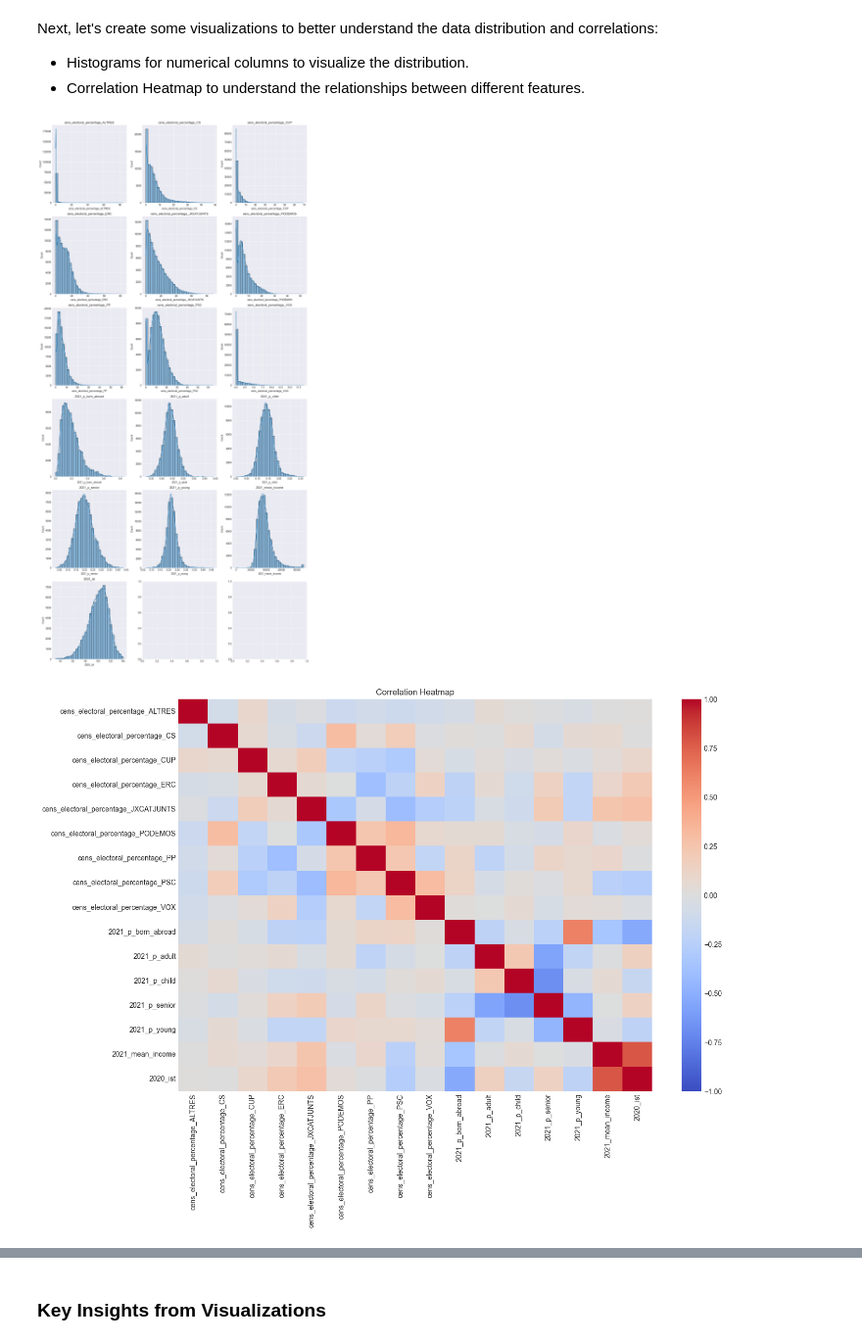
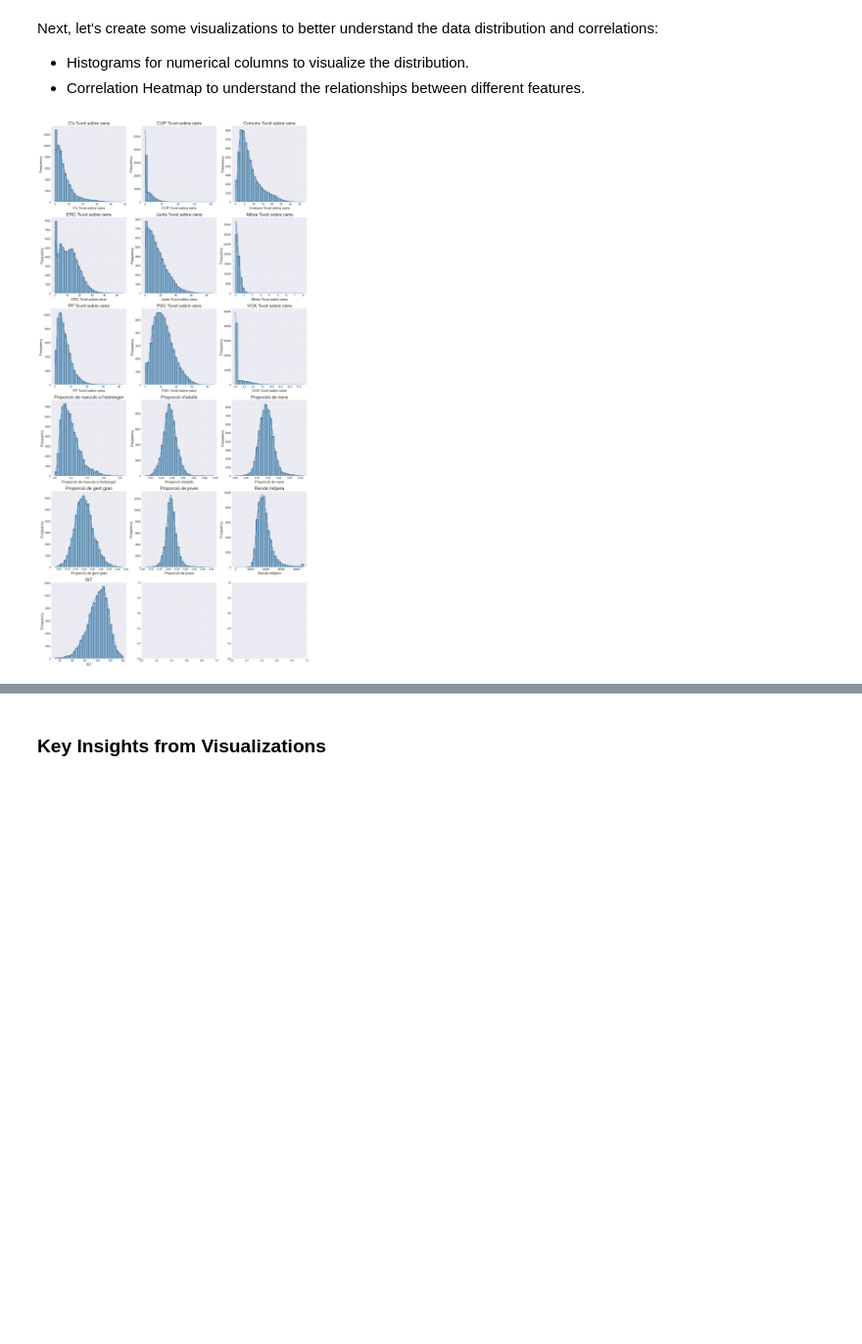
Before and after one commit to guillempla/catalan-elections-forecasting, a Jupyter notebook: src/study_data/study_output_data.ipynb, the cells around one changed output, grey strips where cells are left out. Shown at 98% size. Cells and saved outputs as stored; diff of their text form; code cells hidden in the pictures; blank space fills up the shorter version.

Commit message:
Use new data, check if all parties have data

```diff
--- a/src/study_data/study_output_data.ipynb
+++ b/src/study_data/study_output_data.ipynb
@@ -20,7 +20,7 @@ logging.basicConfig(
 # %% [markdown]
 ## Load data
 # %%
-df = pd.read_pickle("../../data/output/timeseries_2010_2024_6_1_True_True_True_True.pkl")
+df = pd.read_pickle("../../data/output/timeseries_2010_2024_1_complete.pkl")
 df = df.astype({"election_type": "category"})
 # %% [markdown]
 ## Basic Information and Summary Statistics
@@ -64,0 +81,3 @@ summary_stats
+# %%
+df["electionid"] = df.index.str.split("_").str[0]
+df["mundissec"] = df.index.str.split("_").str[1]
@@ -101,32 +177,50 @@ Next, let's create some visualizations to better understand the data distributio
 
 - Histograms for numerical columns to visualize the distribution.
 - Correlation Heatmap to understand the relationships between different features.
+# %%
+# Map for renaming the variables
+variables_map = {
+    "cens_electoral_percentage_Junts": "Junts % vot sobre el cens",
+    "cens_electoral_percentage_C's": "C's % vot sobre el cens",
+    "cens_electoral_percentage_CUP": "CUP % vot sobre el cens",
+    "cens_electoral_percentage_Comuns": "Comuns % vot sobre el cens",
+    "cens_electoral_percentage_ERC": "ERC % vot sobre el cens",
+    "cens_electoral_percentage_Altres": "Altres % vot sobre el cens",
+    "cens_electoral_percentage_PP": "PP % vot sobre el cens",
+    "cens_electoral_percentage_PSC": "PSC % vot sobre el cens",
+    "cens_electoral_percentage_VOX": "VOX % vot sobre el cens",
+    "2021_born_abroad": "Proporció de nascuts a l'estranger",
+    "2021_adult": "Proporció d'adults",
+    "2021_child": "Proporció de nens",
+    "2021_senior": "Proporció de gent gran",
+    "2021_young": "Proporció de joves",
+    "2021_mean_income": "Renda mitjana",
+    "2020_ist": "IST",
+    "election_type": "Tipus d'elecció",
+}
+
+# Rename the columns using the variables_map
+df.rename(columns=variables_map, inplace=True)
 # %%
 # Set up the plotting configuration
 plt.style.use("seaborn-darkgrid")
 
 # Plot histograms for selected numerical columns
 numerical_columns = df.select_dtypes(include=["float64", "int64"]).columns
 numerical_columns_df = df[numerical_columns]
 
 # Create histograms
 num_cols = len(numerical_columns)
 num_rows = (num_cols + 2) // 3  # Adjust the number of rows
 
 fig, axes = plt.subplots(nrows=num_rows, ncols=3, figsize=(15, 5*num_rows))  # Adjust the figsize
 for i, col in enumerate(numerical_columns):
     sns.histplot(df[col], bins=30, kde=True, ax=axes[i // 3, i % 3])
-    axes[i // 3, i % 3].set_title(col)
+    axes[i // 3, i % 3].set_title(col, fontsize=18)  # Increase title font size
+    axes[i // 3, i % 3].set_xlabel(col, fontsize=14)  # Increase x-axis label font size
+    axes[i // 3, i % 3].set_ylabel('Frequency', fontsize=14)  # Increase y-axis label font size
 
 plt.tight_layout()
 plt.show()
-
-# Correlation heatmap
-correlation_matrix = numerical_columns_df.corr()
-plt.figure(figsize=(15, 10))
-sns.heatmap(correlation_matrix, annot=False, cmap="coolwarm", vmin=-1, vmax=1)
-plt.title("Correlation Heatmap")
-plt.show()
 # %% [output]
-[figure, old version]
+[figure, new version]
-[figure, removed]
```
Also changed, not shown: parts of 8 cells of this notebook.
